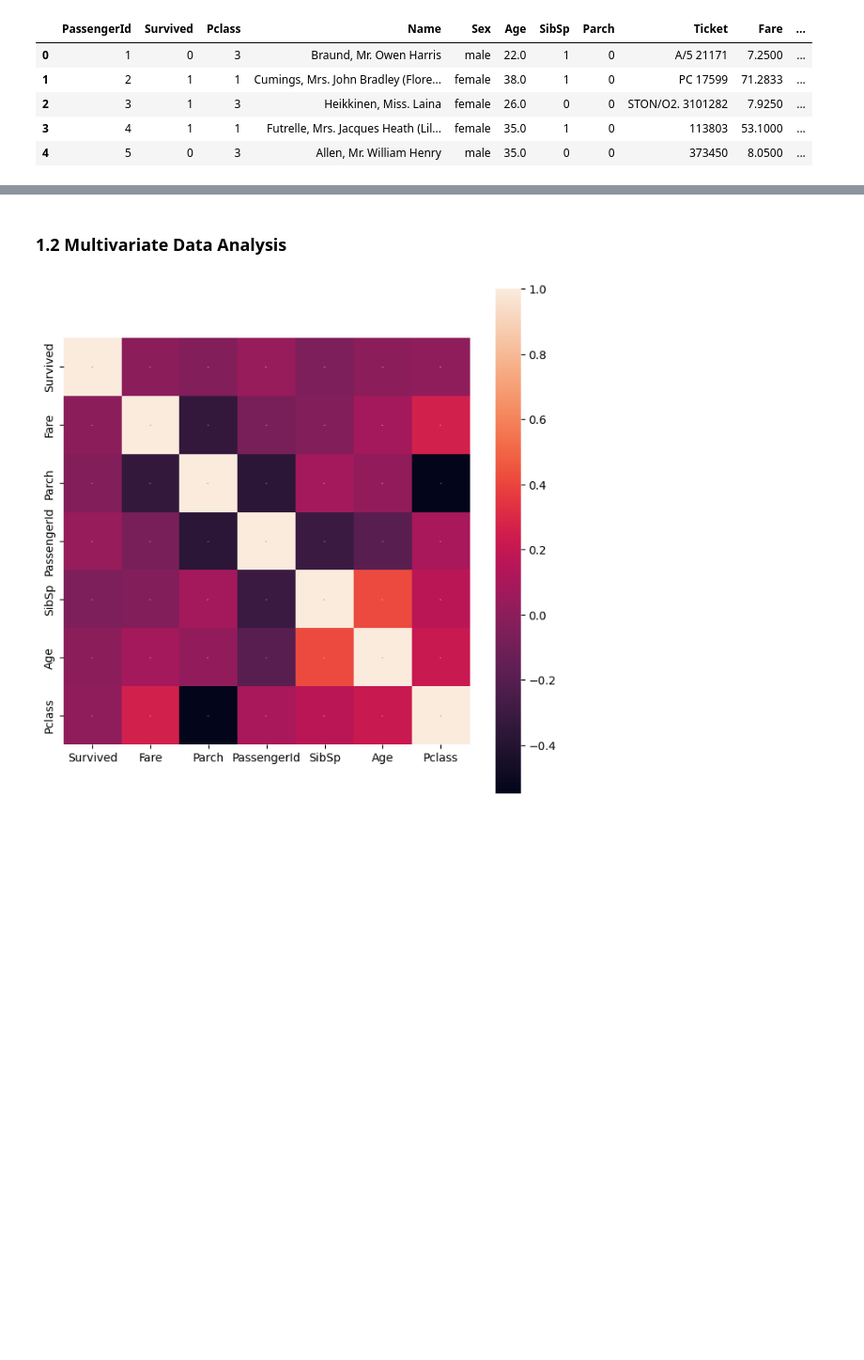
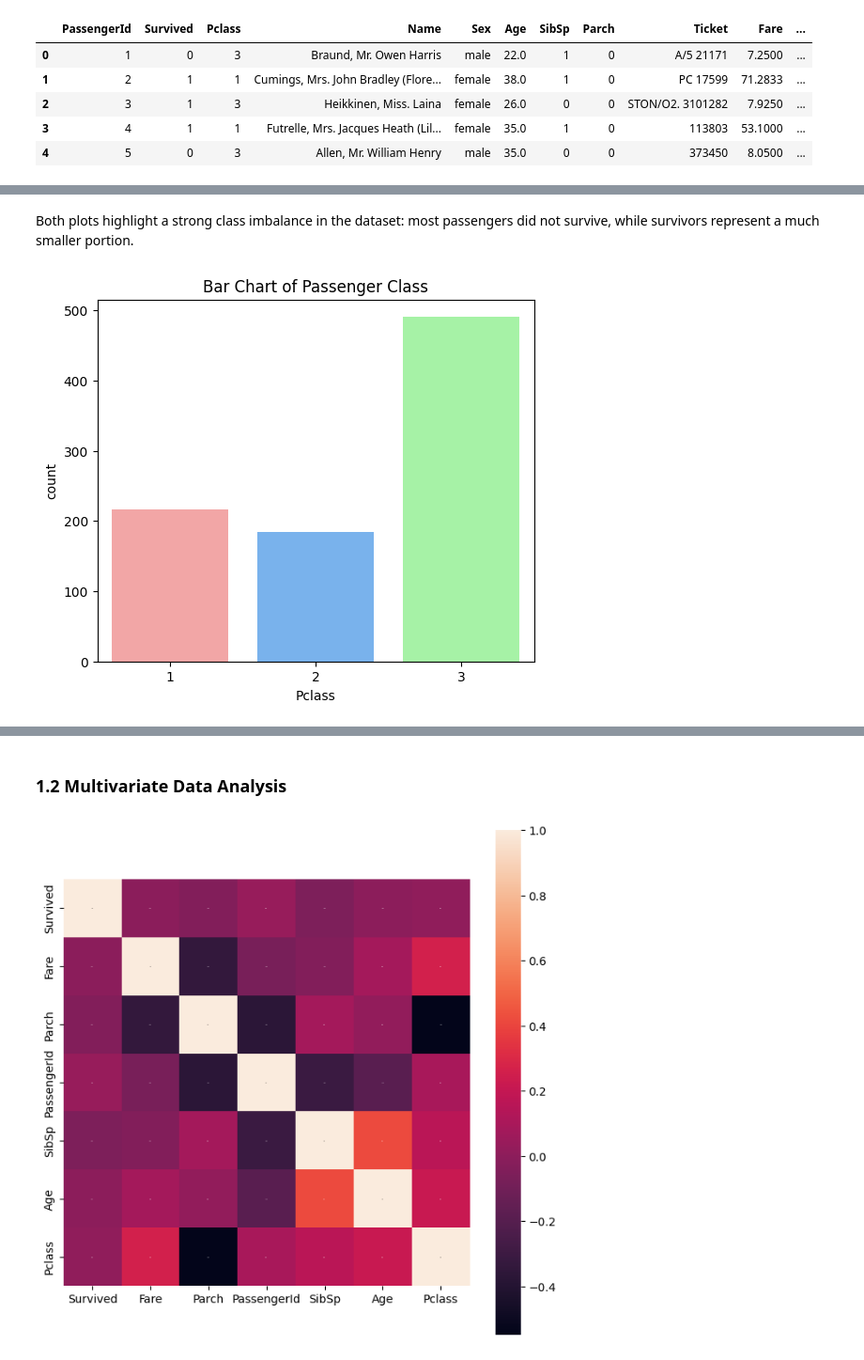
Before and after one commit to fede-giorgi/Transformer_is_All_You_Need, a Jupyter notebook: project.ipynb, the cells around one changed output, grey strips where cells are left out. Shown at 94% size. Cells and saved outputs as stored; diff of their text form; code cells hidden in the pictures; blank space fills up the shorter version.

```diff
--- a/project.ipynb
+++ b/project.ipynb
@@ -111,0 +96,9 @@ sns.distplot(df_train['Fare'])
+# %% [markdown]
+Both plots highlight a strong class imbalance in the dataset: most passengers did not survive, while survivors represent a much smaller portion.
+# %%
+plt.figure(figsize=(6, 5))
+sns.countplot(x="Pclass", data=df_train, palette=["#FF9999", "#66B2FF", "#99FF99"])
+plt.title("Bar Chart of Passenger Class")
+plt.show()
+# %% [output]
+[figure, added]
```
Also changed, not shown: parts of 23 cells of this notebook.
